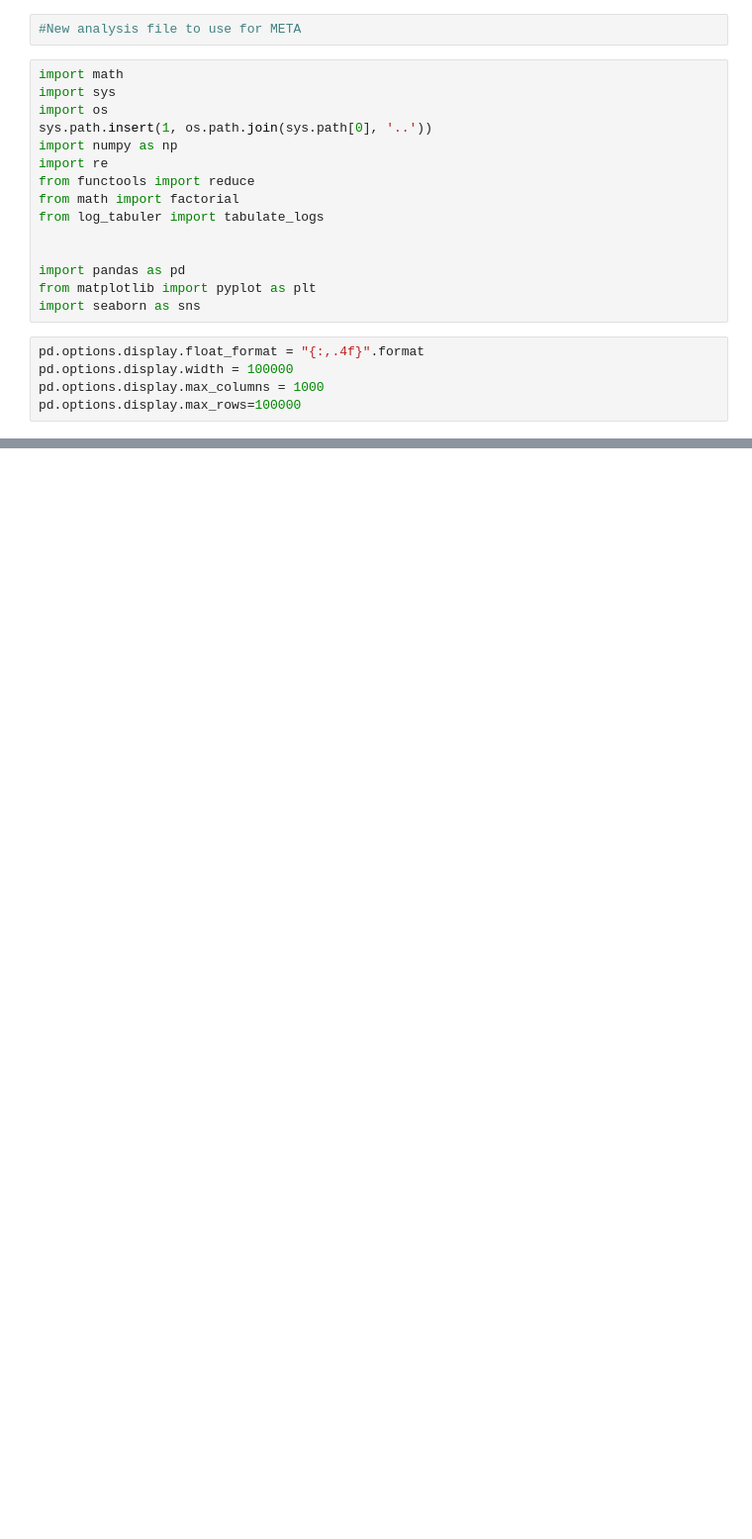
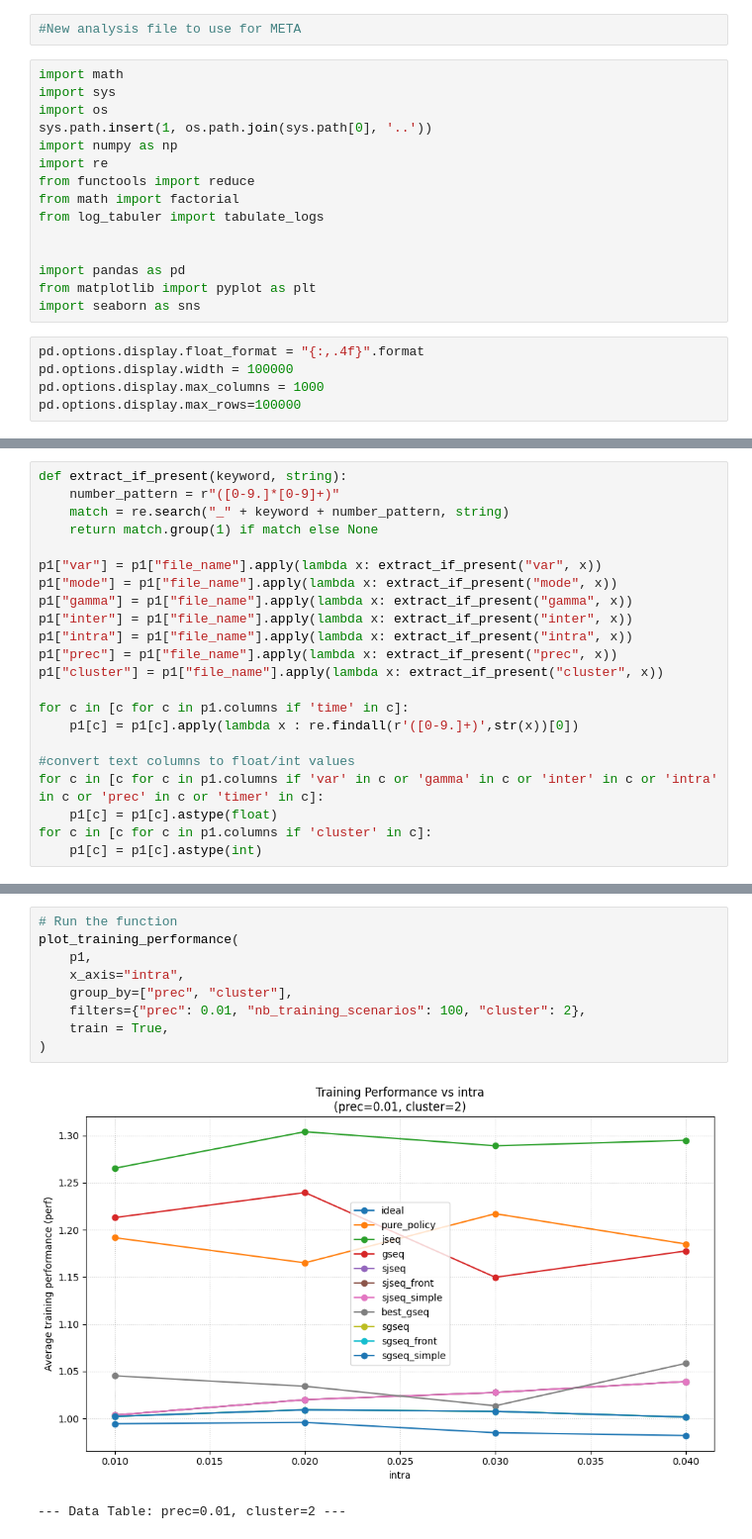
Before and after one commit to lriviere-dev/meta-scheduling, a Jupyter notebook: Results/Analyse_Experiments.ipynb, the cells around one changed output, grey strips where cells are left out. Shown at 99% size. Saved outputs shown, nothing was run; the diff lists cells and outputs as text; blank space fills up the shorter version.

```diff
--- a/Results/Analyse_Experiments.ipynb
+++ b/Results/Analyse_Experiments.ipynb
@@ -55,3 +42,25 @@ p1["var"] = 0.3
+# %%
+def extract_if_present(keyword, string):
+    number_pattern = r"([0-9.]*[0-9]+)"
+    match = re.search("_" + keyword + number_pattern, string)
+    return match.group(1) if match else None
+
+p1["var"] = p1["file_name"].apply(lambda x: extract_if_present("var", x))
+p1["mode"] = p1["file_name"].apply(lambda x: extract_if_present("mode", x))
+p1["gamma"] = p1["file_name"].apply(lambda x: extract_if_present("gamma", x))
+p1["inter"] = p1["file_name"].apply(lambda x: extract_if_present("inter", x))
+p1["intra"] = p1["file_name"].apply(lambda x: extract_if_present("intra", x))
+p1["prec"] = p1["file_name"].apply(lambda x: extract_if_present("prec", x))
+p1["cluster"] = p1["file_name"].apply(lambda x: extract_if_present("cluster", x))
+
+for c in [c for c in p1.columns if 'time' in c]:
+    p1[c] = p1[c].apply(lambda x : re.findall(r'([0-9.]+)',str(x))[0])
+
+#convert text columns to float/int values
+for c in [c for c in p1.columns if 'var' in c or 'gamma' in c or 'inter' in c or 'intra' in c or 'prec' in c or 'timer' in c]:
+    p1[c] = p1[c].astype(float)
+for c in [c for c in p1.columns if 'cluster' in c]:
+    p1[c] = p1[c].astype(int)
 # %%
 import ast
 import numpy as np
@@ -257,0 +691,12 @@ display(table_df)
+# %%
+# Run the function
+plot_training_performance(
+    p1,
+    x_axis="intra",
+    group_by=["prec", "cluster"],
+    filters={"prec": 0.01, "nb_training_scenarios": 100, "cluster": 2},
+    train = True,
+)
+# %% [output]
+[figure, added]
+--- Data Table: prec=0.01, cluster=2 ---
```
Also changed, not shown: parts of 23 cells of this notebook.
